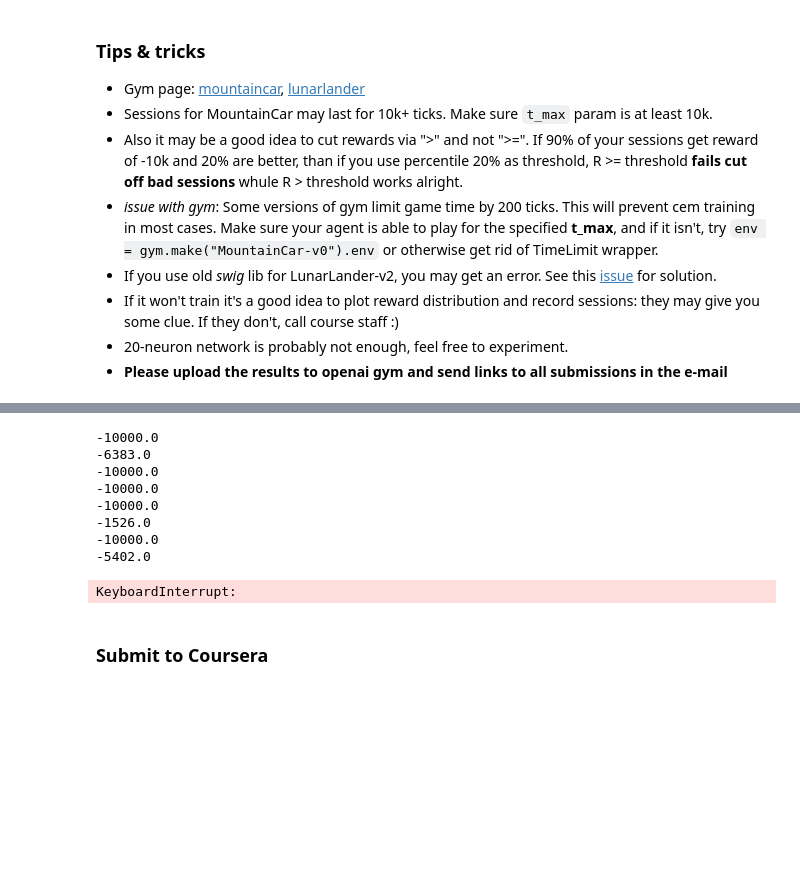
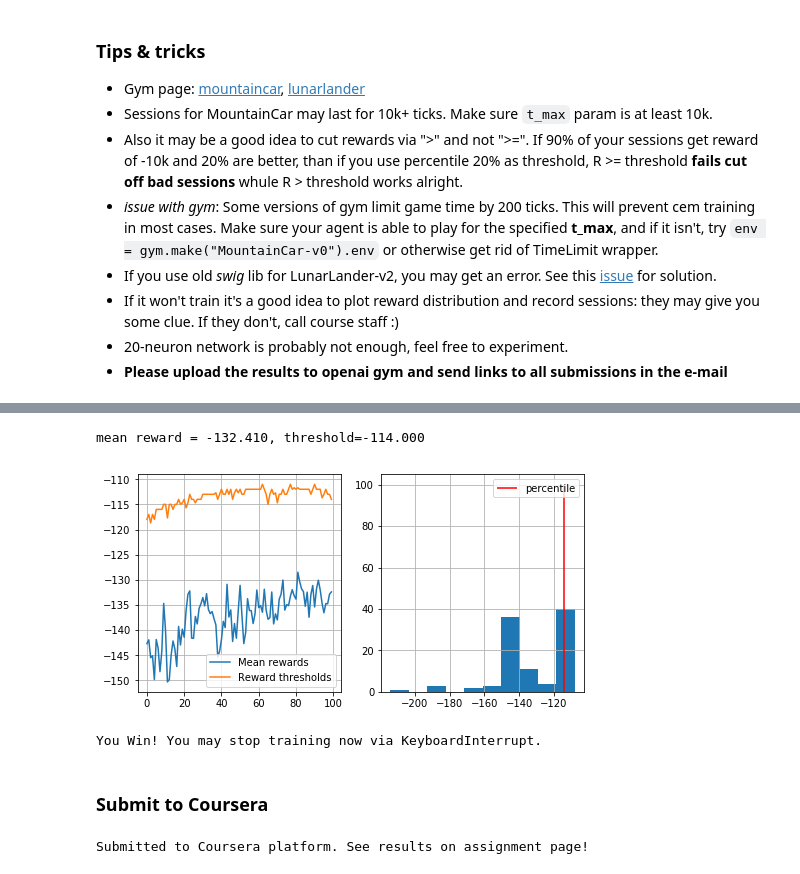
Before and after one commit to FlipWebApps/reinforcement-learning-playground, a Jupyter notebook: courses/Practical_RL-coursera/week1_intro/deep_crossentropy_method.ipynb, the cells around one changed output, grey strips where cells are left out. Saved outputs shown, nothing was run; the diff lists cells and outputs as text; code cells hidden in the pictures; blank space fills up the shorter version.

Commit message:
Completed Coursera RL honors material

```diff
--- a/courses/Practical_RL-coursera/week1_intro/deep_crossentropy_method.ipynb
+++ b/courses/Practical_RL-coursera/week1_intro/deep_crossentropy_method.ipynb
@@ -265,43 +261,38 @@ def generate_session_mountain_car(t_max=10000):
 # %%
 n_sessions = 100
 percentile = 70
 log = []
 import concurrent.futures
 for i in range(100):
     #generate new sessions
     sessions = [generate_session_mountain_car() for _ in range(n_sessions)]
     #with concurrent.futures.ProcessPoolExecutor() as executor:
     #    sessions = [session for session in executor.map(generate_session_mountain_car(1000), [1, 2, 3])]
 
     #print(sessions)
     batch_states,batch_actions,batch_rewards = map(np.array, zip(*sessions))
-    print(batch_rewards.max())
+    #print(batch_rewards.max())
 
     elite_states, elite_actions = select_elites(batch_states, batch_actions, batch_rewards, percentile)
 
     # <fit agent to predict elite_actions(y) from elite_states(X)>
     agent_mc.fit(elite_states, elite_actions);
 
-    #show_progress(batch_rewards, log, percentile, reward_range=[np.min(batch_rewards)-10,np.max(batch_rewards)])
+    show_progress(batch_rewards, log, percentile, reward_range=[np.min(batch_rewards)-10,np.max(batch_rewards)])
 
     if np.mean(batch_rewards)> -150:
-        #print("Done")
+        print("You Win! You may stop training now via KeyboardInterrupt.")
         #break
-        print("You Win! You may stop training now via KeyboardInterrupt.")
 
 env_mc.close()
 # %% [output]
--10000.0
--6383.0
--10000.0
--10000.0
--10000.0
--1526.0
--10000.0
--5402.0
+mean reward = -132.410, threshold=-114.000
+[figure, added]
-KeyboardInterrupt:
+You Win! You may stop training now via KeyboardInterrupt.
 # %% [markdown]
 ### Submit to Coursera
 # %%
 from submit import submit_mountain_car
-submit_mountain_car(generate_session_mountain_car, 'mark_a_hewitt@yahoo.co.uk', '8vXUTHWrZW1ulp1S')
+submit_mountain_car(generate_session_mountain_car, <EMAIL>, <TOKEN>)
+# %% [output]
+Submitted to Coursera platform. See results on assignment page!
```
Also changed, not shown: parts of 8 cells of this notebook, 8 other files.
